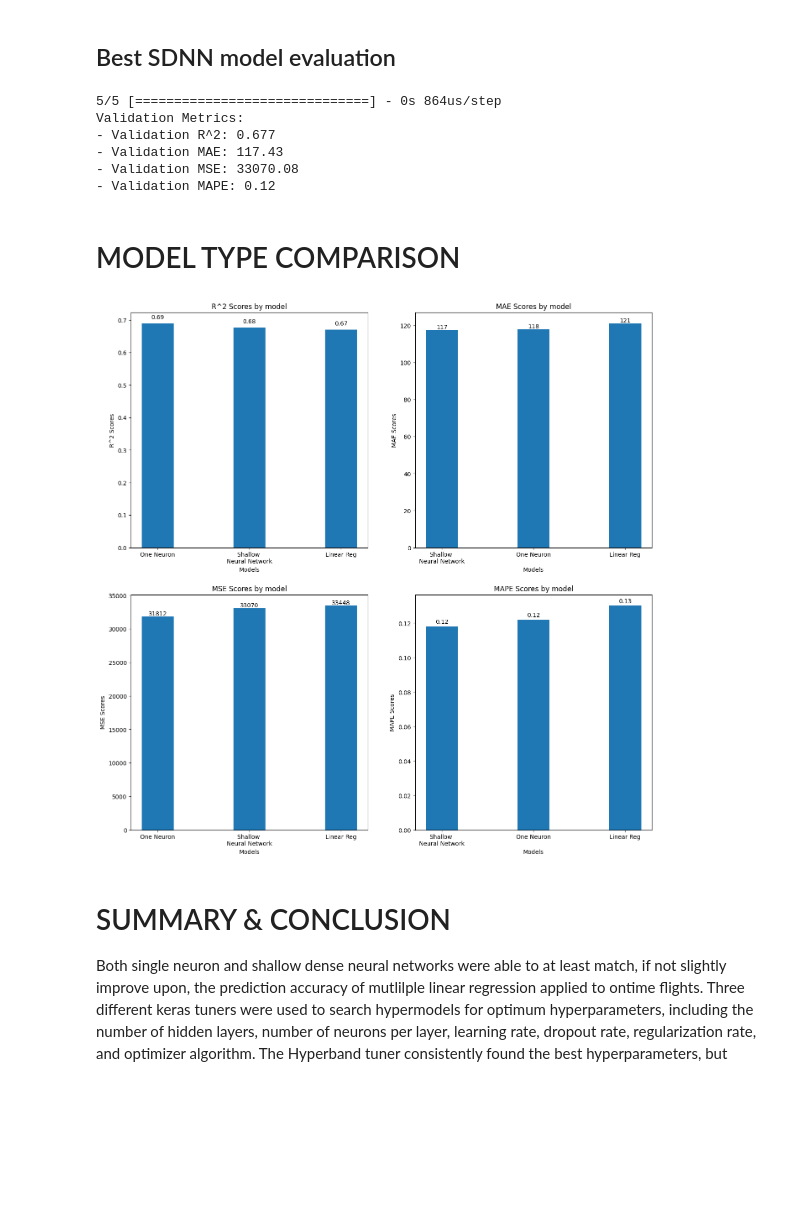
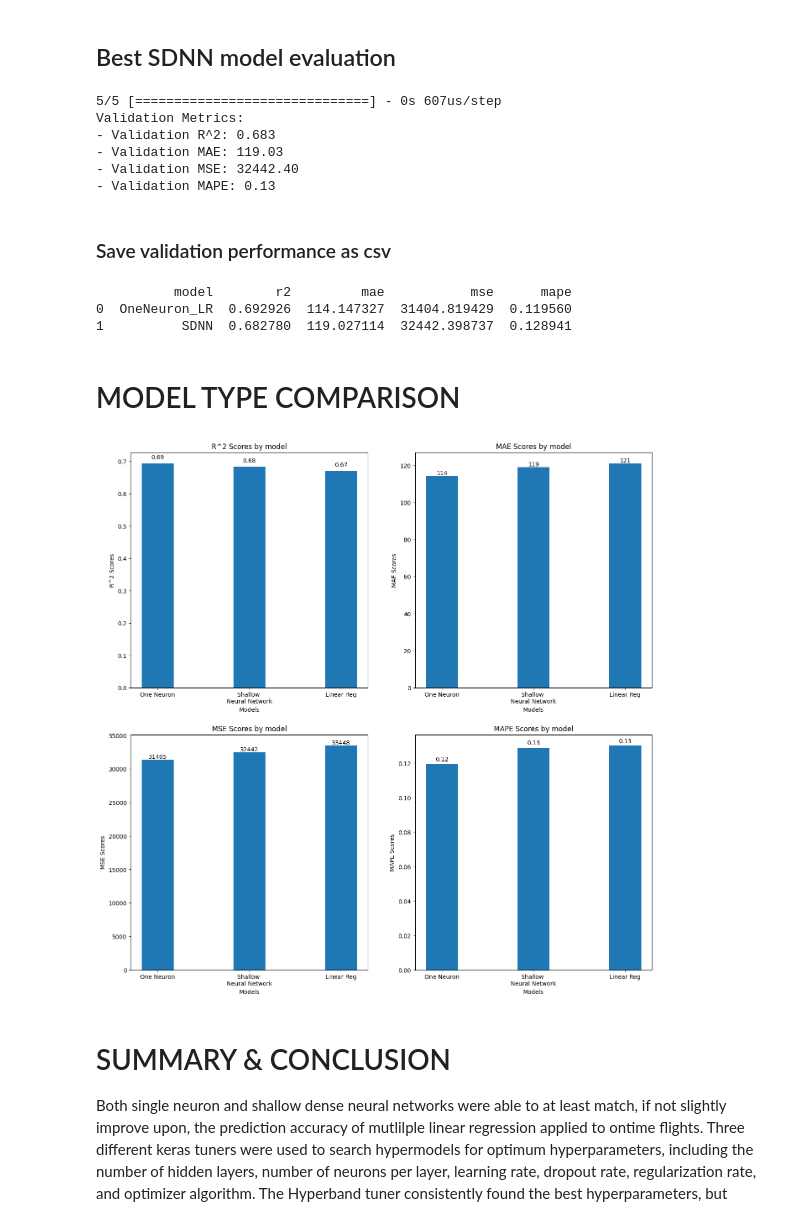
Before and after one commit to stevenhobbs/5501_Ontime_flights, a Jupyter notebook: 4.DFW_daily_flights_dnn.ipynb, the cells around one changed output. Saved outputs shown, nothing was run; the diff lists cells and outputs as text; code cells hidden in the pictures; blank space fills up the shorter version.

```diff
--- a/4.DFW_daily_flights_dnn.ipynb
+++ b/4.DFW_daily_flights_dnn.ipynb
@@ -501,6 +518,13 @@ SDNN_val_mae = mean_absolute_error(y_val_inv, y_pred_inv)
 SDNN_val_mse = mean_squared_error(y_val_inv, y_pred_inv)
 SDNN_val_mape = mean_absolute_percentage_error(y_val_inv, y_pred_inv)
 
+# Add metrics to the dictionary
+val_performance['SDNN'] = {'r2': SDNN_R2,
+                           'mae': SDNN_val_mae,
+                           'mse': SDNN_val_mse,
+                           'mape': SDNN_val_mape
+                           }
+
 print(f"""Validation Metrics:
 - Validation R^2: {SDNN_R2:.3f}
 - Validation MAE: {SDNN_val_mae:.2f}
@@ -508,12 +532,25 @@ print(f"""Validation Metrics:
 - Validation MAPE: {SDNN_val_mape:.2f}
 """)
 # %% [output]
-5/5 [==============================] - 0s 864us/step
+5/5 [==============================] - 0s 607us/step
 Validation Metrics:
-- Validation R^2: 0.677
-- Validation MAE: 117.43
-- Validation MSE: 33070.08
-- Validation MAPE: 0.12
+- Validation R^2: 0.683
+- Validation MAE: 119.03
+- Validation MSE: 32442.40
+- Validation MAPE: 0.13
+# %% [markdown]
+### Save validation performance as csv
+# %%
+df = pd.DataFrame(val_performance).T
+df['model'] = df.index
+df = df.reset_index(drop=True)
+df = df[['model', 'r2', 'mae', 'mse', 'mape']]
+print(df)
+df.to_csv('model_output/dense_nn_results.csv', index=False)
+# %% [output]
+          model        r2         mae           mse      mape
+0  OneNeuron_LR  0.692926  114.147327  31404.819429  0.119560
+1          SDNN  0.682780  119.027114  32442.398737  0.128941
 # %% [markdown]
 # MODEL TYPE COMPARISON
 # %%
@@ -525,7 +562,7 @@ LR_mse = EN_data.loc[EN_data['TARGET'] == 'flights_ontime', 'MSE'].values[0]
 LR_mape = EN_data.loc[EN_data['TARGET'] == 'flights_ontime', 'MAPE'].values[0]
 
 # Get the Time Series metrics
-TS_data = pd.read_csv("model_output/time_series_results.csv")
+TS_data = pd.read_csv("model_output/TimeSeries_results.csv")
 
 
 models = ['Linear Reg', 'One Neuron', 'Shallow \nNeural Network']
@@ -588,34 +625,34 @@ for bar, value in zip(bars_mae, sorted_mae):
 # MSE
 bar_mse = axes[1,0].bar(x, sorted_mse, bar_width, label='MSE')
 axes[1,0].set_xlabel('Models')
 axes[1,0].set_ylabel('MSE Scores')
 axes[1,0].set_title('MSE Scores by model')
 axes[1,0].set_xticks(x)
 axes[1,0].set_xticklabels(sorted_models_mse)
 
 # Add values above MSE bars
 for bar, value in zip(bar_mse, sorted_mse):
     height = bar.get_height()
     axes[1,0].text(bar.get_x() + bar.get_width() / 2, height + 0.01, f'{value:.0f}', ha='center', va='bottom')
 
 # MAPE
 bar_mape = axes[1,1].bar(x, sorted_mape, bar_width, label='MAPE')
 axes[1,1].set_xlabel('Models')
 axes[1,1].set_ylabel('MAPE Scores')
 axes[1,1].set_title('MAPE Scores by model')
 axes[1,1].set_xticks(x)
 axes[1,1].set_xticklabels(sorted_models_mape)
 
 # Add values above MAPE bars
 for bar, value in zip(bar_mape, sorted_mape):
     height = bar.get_height()
     axes[1,1].text(bar.get_x() + bar.get_width() / 2, height + 0.001, f'{value:.2f}', ha='center', va='bottom')
 
 
 plt.tight_layout
 plt.show()
 # %% [output]
-[figure, old version]
+[figure, new version]
 # %% [markdown]
 # SUMMARY & CONCLUSION
 
```
Also changed, not shown: parts of 9 cells of this notebook, 2 other files.
